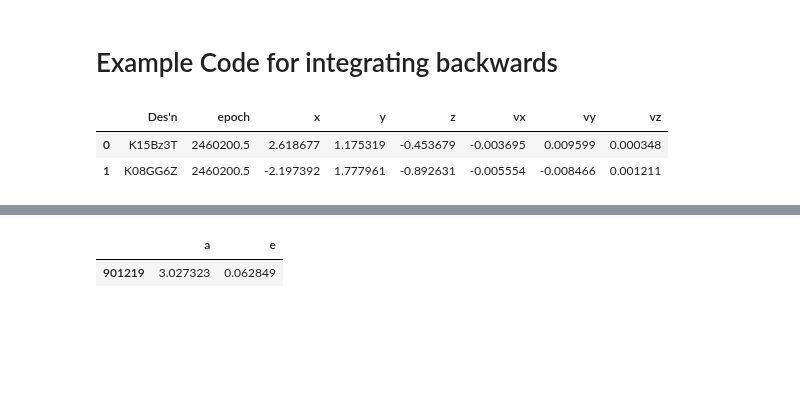
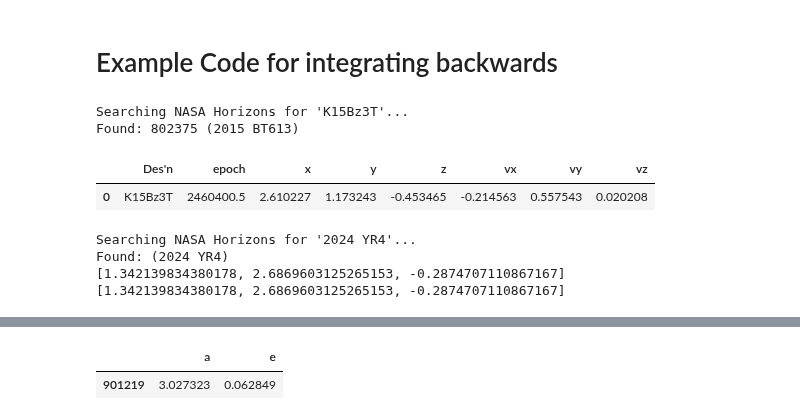
Before and after one commit to YangShen31/proper_elements_prediction, a Jupyter notebook: integration_backwards.ipynb, the cells around one changed output, grey strips where cells are left out. Cells and saved outputs as stored; diff of their text form; code cells hidden in the pictures; blank space fills up the shorter version.

```diff
--- a/integration_backwards.ipynb
+++ b/integration_backwards.ipynb
@@ -29,27 +29,64 @@ prediction_path.mkdir(parents=True, exist_ok=True)
 # Get two example asteroids to test
 des = ['K15Bz3T', 'K08GG6Z']
 epoch_n = 2460200.5 # Nesvorny epoch
-epoch= 2460200.5 # the epoch your data is at
+epoch= 2460400.5 # the epoch your data is at
 # %%
-list_of_sbodies = des
-ntp = len(list_of_sbodies)
+# list_of_sbodies = des
+# ntp = len(list_of_sbodies)
+# df1 = []
+# (flag, x,y,z,vx,vy,vz) = sbd.query_sb_from_horizons(des=list_of_sbodies, epoch=epoch)
+# if(flag):
+# 	for n in range(0,ntp):
+# 		df1.append({
+# 			"Des'n": des[n],
+# 			"epoch": epoch,
+# 			"x": x[n],
+# 			"y": y[n],
+# 			"z": z[n],
+# 			"vx": vx[n]/365.25,
+# 			"vy": vy[n]/365.25,
+# 			"vz": vz[n]/365.25
+# 		})
+# df_e = pd.DataFrame(df1)
+# df_e
+sim = rb.Simulation()
+sim.add(des[0], date = "JD%f"%epoch_n)
+p = sim.particles[-1]
 df1 = []
-(flag, x,y,z,vx,vy,vz) = sbd.query_sb_from_horizons(des=list_of_sbodies, epoch=epoch)
-if(flag):
-	for n in range(0,ntp):
-		df1.append({
-			"Des'n": des[n],
-			"epoch": epoch,
-			"x": x[n],
-			"y": y[n],
-			"z": z[n],
-			"vx": vx[n]/365.25,
-			"vy": vy[n]/365.25,
-			"vz": vz[n]/365.25
-		})
+df1.append({
+	"Des'n": des[0],
+	"epoch": epoch,
+	"x": p.x,
+	"y": p.y,
+	"z": p.z,
+	"vx": p.vx,
+	"vy": p.vy,
+	"vz": p.vz
+})
+
 df_e = pd.DataFrame(df1)
 df_e
 # %% [output]
+Searching NASA Horizons for 'K15Bz3T'...
+Found: 802375 (2015 BT613)
 |  | Des'n | epoch | x | y | z | vx | vy | vz |
-| 0 | K15Bz3T | 2460200.5 | 2.618677 | 1.175319 | -0.453679 | -0.003695 | 0.009599 | 0.000348 |
-| 1 | K08GG6Z | 2460200.5 | -2.197392 | 1.777961 | -0.892631 | -0.005554 | -0.008466 | 0.001211 |
+| 0 | K15Bz3T | 2460400.5 | 2.610227 | 1.173243 | -0.453465 | -0.214563 | 0.557543 | 0.020208 |
+# %%
+sim_a = rb.Simulation()
+ex = assist.Extras(sim_a, ephem)
+ex.gr_eih_sources = 11
+sim_a.t = epoch - ephem.jd_ref
+sim_a.ri_ias15.adaptive_mode = 2
+sim_a.add("2024 YR4", plane = "frame", date="JD%f"%epoch)
+p = sim.particles[-1]
+print(p.xyz)
+sim_a.move_to_com()
+sim_a.exit_max_distance = 50.0
+ex.integrate_or_interpolate(epoch_n - ephem.jd_ref)
+p = sim.particles[-1]
+print(p.xyz)
+# %% [output]
+Searching NASA Horizons for '2024 YR4'...
+Found: (2024 YR4)
+[1.342139834380178, 2.6869603125265153, -0.2874707110867167]
+[1.342139834380178, 2.6869603125265153, -0.2874707110867167]
```
Also changed, not shown: parts of 5 cells of this notebook.
